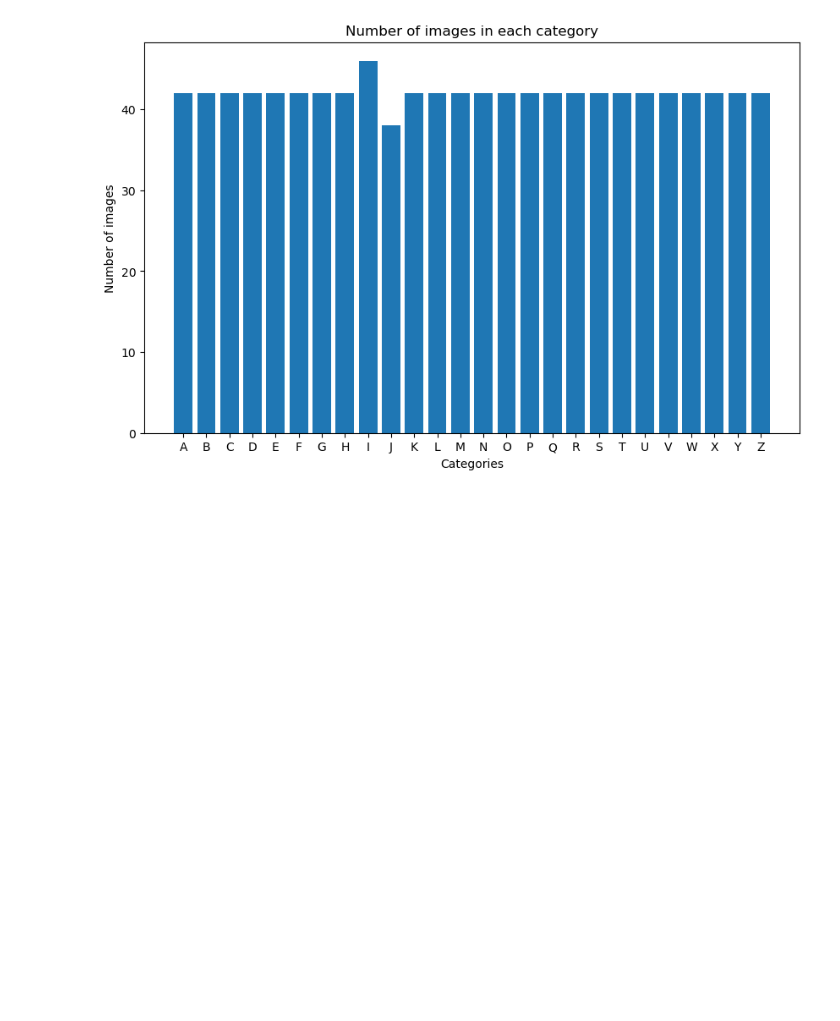
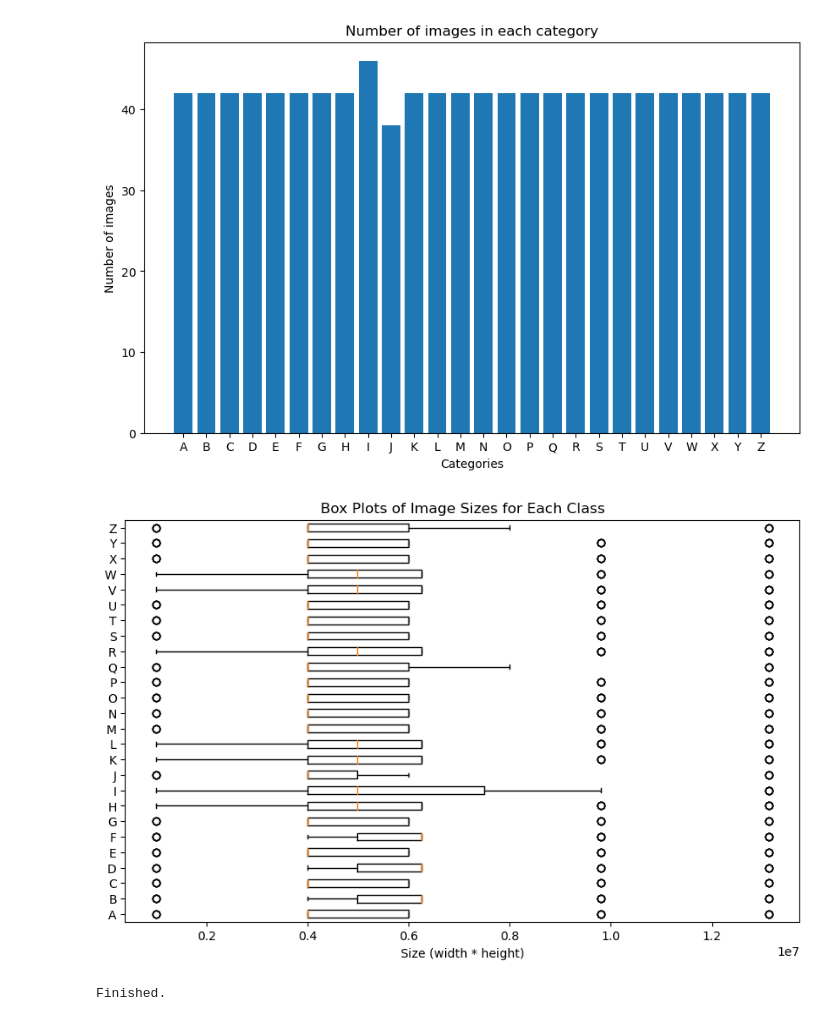
Before and after one commit to Nekoiii/ML_Practices_colab, a Jupyter notebook: GoogLeNet_sign_language.ipynb, the cells around one changed output. Cells and saved outputs as stored; diff of their text form; code cells hidden in the pictures; blank space fills up the shorter version.

```diff
--- a/GoogLeNet_sign_language.ipynb
+++ b/GoogLeNet_sign_language.ipynb
@@ -84,4 +120,62 @@ plt.title("Number of images in each category")
 plt.show()
 # %% [output]
 [figure]
+# %%
+# Look at the imgs size
+
+base_dir = train_path
+folders = sorted([d for d in os.listdir(base_dir) if os.path.isdir(os.path.join(base_dir, d))])
+
+data = []
+
+for folder in folders:
+    folder_path = os.path.join(base_dir, folder)
+    sizes = []
+    for image_name in os.listdir(folder_path):
+        image_path = os.path.join(folder_path, image_name)
+        with Image.open(image_path) as img:
+            width, height = img.size
+            sizes.append(width * height)  # Consider the area as size
+    data.append(sizes)
+
+plt.figure(figsize=(10, 6))
+plt.boxplot(data, labels=folders, vert=False)  # Use `vert=False` for horizontal box plots
+plt.xlabel('Size (width * height)')
+plt.title('Box Plots of Image Sizes for Each Class')
+plt.show()
+# %% [output]
+[figure, added]
+# %%
+'''Split train/test set'''
+def split_train_test_dataset(base_dir,train_dir,test_dir,split_ratio = 0.8):
+
+    recreate_dir(train_dir)
+    recreate_dir(test_dir)
+
+    for category in os.listdir(base_dir):
+        category_dir = os.path.join(base_dir, category)
+        train_category_dir = os.path.join(train_dir, category)
+        test_category_dir = os.path.join(test_dir, category)
+
+        recreate_dir(train_category_dir)
+        recreate_dir(test_category_dir)
+
+        images = [f for f in os.listdir(category_dir) if f.endswith(tuple(img_types))]
+        np.random.shuffle(images)
+
+
+        for i, img in enumerate(images):
+            if i < int(len(images) * split_ratio):
+                destination = train_category_dir
+            else:
+                destination = test_category_dir
+
+            #recreate_dir(destination)
+            shutil.copy(os.path.join(category_dir, img), os.path.join(destination, img))
+    print('Finished.')
+
+
+split_train_test_dataset(train_path,split_train_path,split_val_path, 0.8)
+# %% [output]
+Finished.
 # %%
```
Also changed, not shown: parts of 23 cells of this notebook.
